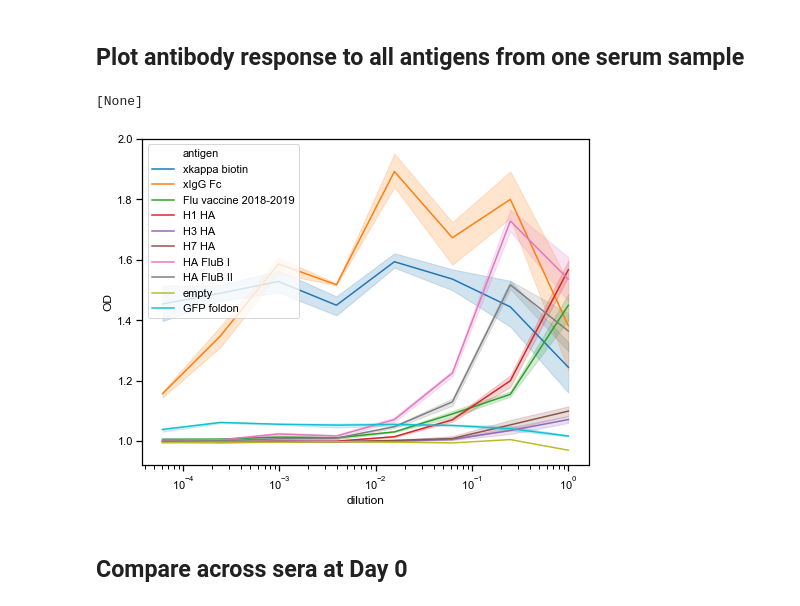
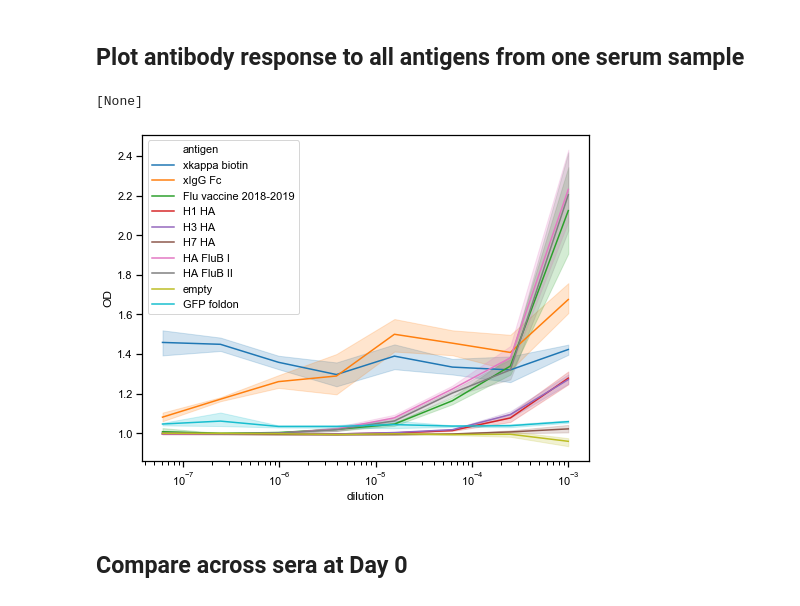
Before and after one commit to mehta-lab/multiSero, a Jupyter notebook: notebooks_interpretation/FluPlateInterpretationV3_smg.ipynb, the cells around one changed output. Cells and saved outputs as stored; diff of their text form; code cells hidden in the pictures.

```diff
--- a/notebooks_interpretation/FluPlateInterpretationV3_smg.ipynb
+++ b/notebooks_interpretation/FluPlateInterpretationV3_smg.ipynb
@@ -159,15 +159,15 @@ OD_df
 # %% [markdown]
 ## Plot antibody response to all antigens from one serum sample
 # %%
-serum = 'HumanReferencePlasma'
+serum = 'MS'
 sub_df = OD_df[(OD_df['serum']==serum)]
 # ref_plm_df = ref_plm_df.dropna()
 plt.figure(figsize =(8, 6))
 ax = sns.lineplot(x="dilution", y="OD", hue='antigen', data=sub_df)
 ax.set(xscale="log")
 # %% [output]
 [None]
-[figure, old version]
+[figure, new version]
 # %% [markdown]
 ## Compare across sera at Day 0
 # %%
```
Also changed, not shown: parts of 5 cells of this notebook.
